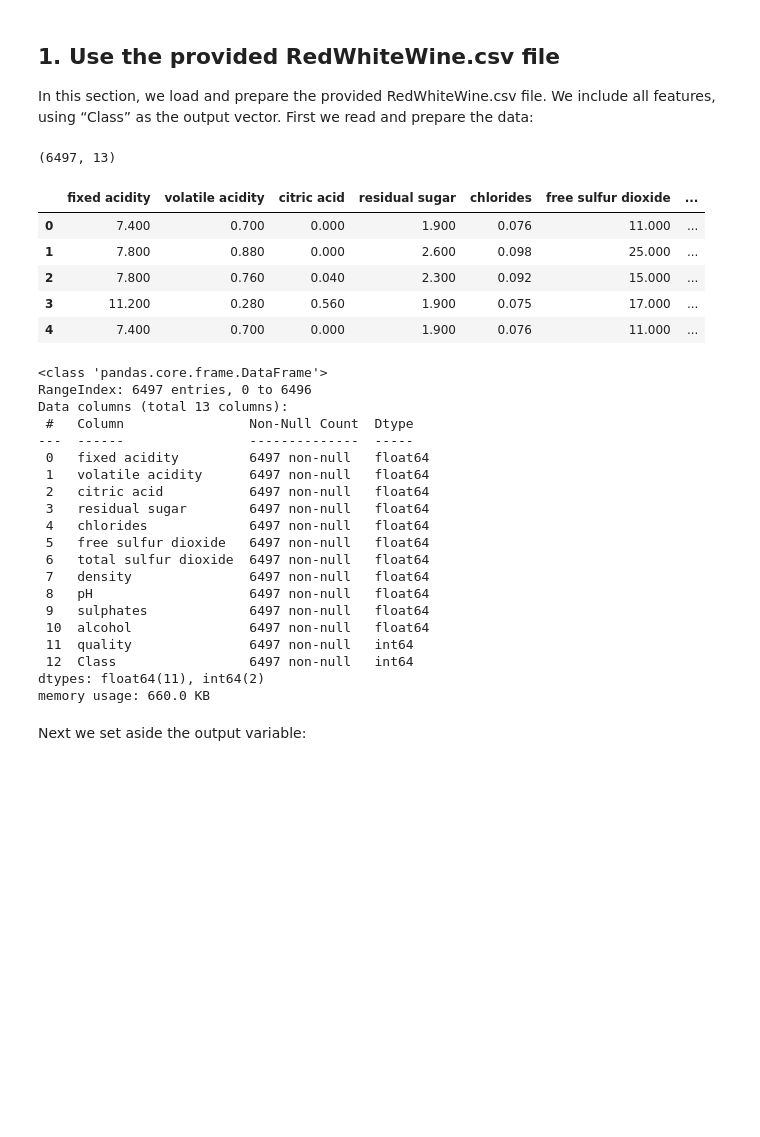
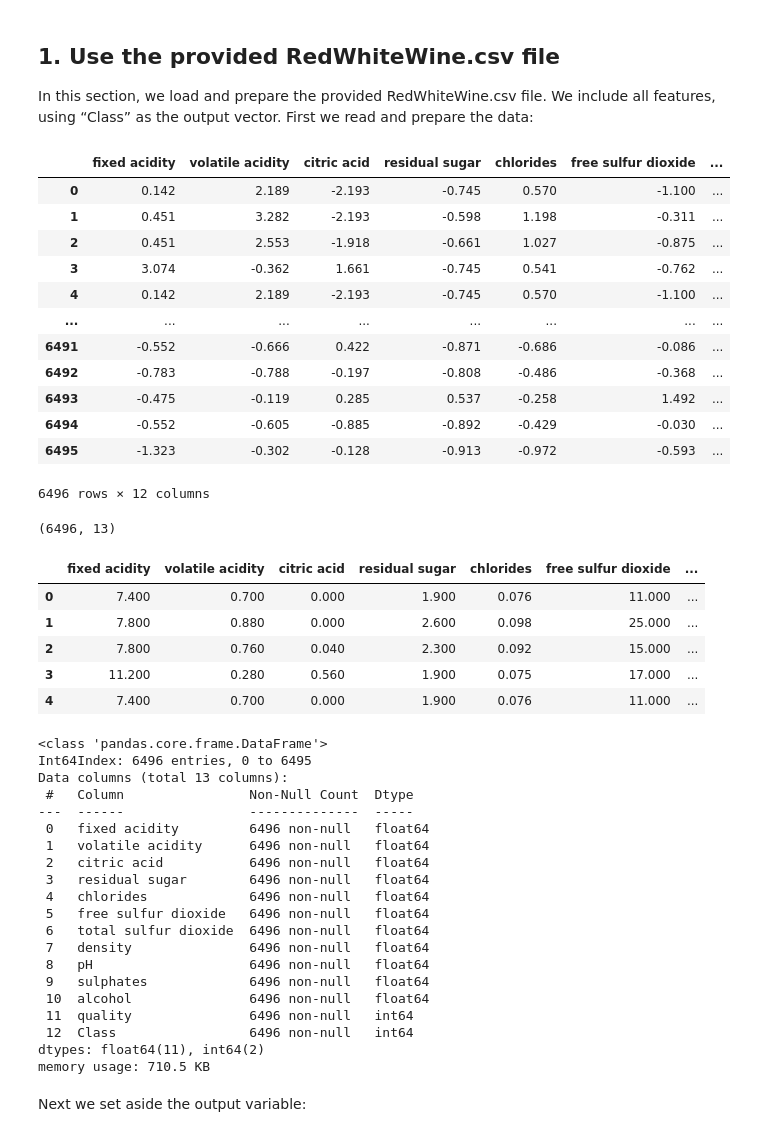
Before and after one commit to pelorenz/data-science-420, a Jupyter notebook: L08-PeterLorenz.ipynb, the cells around one changed output. Cells and saved outputs as stored; diff of their text form; code cells hidden in the pictures; blank space fills up the shorter version.

```diff
--- a/L08-PeterLorenz.ipynb
+++ b/L08-PeterLorenz.ipynb
@@ -90,6 +90,22 @@ def run_grad_desc(num_epochs, learning_rate, X, Y):
 # %% [markdown]
 ## 1. Use the provided RedWhiteWine.csv file
 In this section, we load and prepare the provided RedWhiteWine.csv file. We include all features, using “Class” as the output vector. First we read and prepare the data:
+# %%
+wine_data.drop(wine_data.shape[0]-1,axis=0)
+# %% [output]
+|  | fixed acidity | volatile acidity | citric acid | residual sugar | chlorides | free sulfur dioxide | ... |
+| 0 | 0.142 | 2.189 | -2.193 | -0.745 | 0.570 | -1.100 | ... |
+| 1 | 0.451 | 3.282 | -2.193 | -0.598 | 1.198 | -0.311 | ... |
+| 2 | 0.451 | 2.553 | -1.918 | -0.661 | 1.027 | -0.875 | ... |
+| 3 | 3.074 | -0.362 | 1.661 | -0.745 | 0.541 | -0.762 | ... |
+| 4 | 0.142 | 2.189 | -2.193 | -0.745 | 0.570 | -1.100 | ... |
+| ... | ... | ... | ... | ... | ... | ... | ... |
+| 6491 | -0.552 | -0.666 | 0.422 | -0.871 | -0.686 | -0.086 | ... |
+| 6492 | -0.783 | -0.788 | -0.197 | -0.808 | -0.486 | -0.368 | ... |
+| 6493 | -0.475 | -0.119 | 0.285 | 0.537 | -0.258 | 1.492 | ... |
+| 6494 | -0.552 | -0.605 | -0.885 | -0.892 | -0.429 | -0.030 | ... |
+| 6495 | -1.323 | -0.302 | -0.128 | -0.913 | -0.972 | -0.593 | ... |
+6496 rows × 12 columns
 # %%
 # Internet location of the data set
 url = "https://library.startlearninglabs.uw.edu/DATASCI420/2019/Datasets/RedWhiteWine.csv"
@@ -97,6 +113,9 @@ url = "https://library.startlearninglabs.uw.edu/DATASCI420/2019/Datasets/RedWhit
 # Download the data into a dataframe object
 wine_data = pd.read_csv(url)
 
+# Drop last row for even number of rows
+wine_data = wine_data.drop(wine_data.shape[0]-1,axis=0)
+
 # Display shape and initial data
 wine_data.shape
 wine_data.head()
@@ -104,7 +123,7 @@ wine_data.head()
 # Examine column types
 wine_data.info()
 # %% [output]
-(6497, 13)
+(6496, 13)
 |  | fixed acidity | volatile acidity | citric acid | residual sugar | chlorides | free sulfur dioxide | ... |
 | 0 | 7.400 | 0.700 | 0.000 | 1.900 | 0.076 | 11.000 | ... |
 | 1 | 7.800 | 0.880 | 0.000 | 2.600 | 0.098 | 25.000 | ... |
@@ -112,25 +131,25 @@ wine_data.info()
 | 3 | 11.200 | 0.280 | 0.560 | 1.900 | 0.075 | 17.000 | ... |
 | 4 | 7.400 | 0.700 | 0.000 | 1.900 | 0.076 | 11.000 | ... |
 <class 'pandas.core.frame.DataFrame'>
-RangeIndex: 6497 entries, 0 to 6496
+Int64Index: 6496 entries, 0 to 6495
 Data columns (total 13 columns):
  #   Column                Non-Null Count  Dtype
 ---  ------                --------------  -----
- 0   fixed acidity         6497 non-null   float64
- 1   volatile acidity      6497 non-null   float64
- 2   citric acid           6497 non-null   float64
- 3   residual sugar        6497 non-null   float64
- 4   chlorides             6497 non-null   float64
- 5   free sulfur dioxide   6497 non-null   float64
- 6   total sulfur dioxide  6497 non-null   float64
- 7   density               6497 non-null   float64
- 8   pH                    6497 non-null   float64
- 9   sulphates             6497 non-null   float64
- 10  alcohol               6497 non-null   float64
- 11  quality               6497 non-null   int64
- 12  Class                 6497 non-null   int64
+ 0   fixed acidity         6496 non-null   float64
+ 1   volatile acidity      6496 non-null   float64
+ 2   citric acid           6496 non-null   float64
+ 3   residual sugar        6496 non-null   float64
+ 4   chlorides             6496 non-null   float64
+ 5   free sulfur dioxide   6496 non-null   float64
+ 6   total sulfur dioxide  6496 non-null   float64
+ 7   density               6496 non-null   float64
+ 8   pH                    6496 non-null   float64
+ 9   sulphates             6496 non-null   float64
+ 10  alcohol               6496 non-null   float64
+ 11  quality               6496 non-null   int64
+ 12  Class                 6496 non-null   int64
 dtypes: float64(11), int64(2)
-memory usage: 660.0 KB
+memory usage: 710.5 KB
 # %% [markdown]
 Next we set aside the output variable:
 # %%
```
Also changed, not shown: parts of 14 cells of this notebook.
